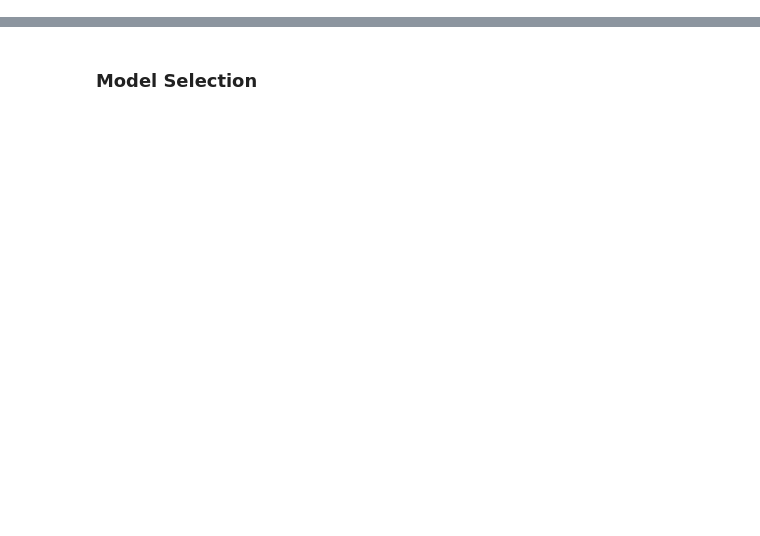
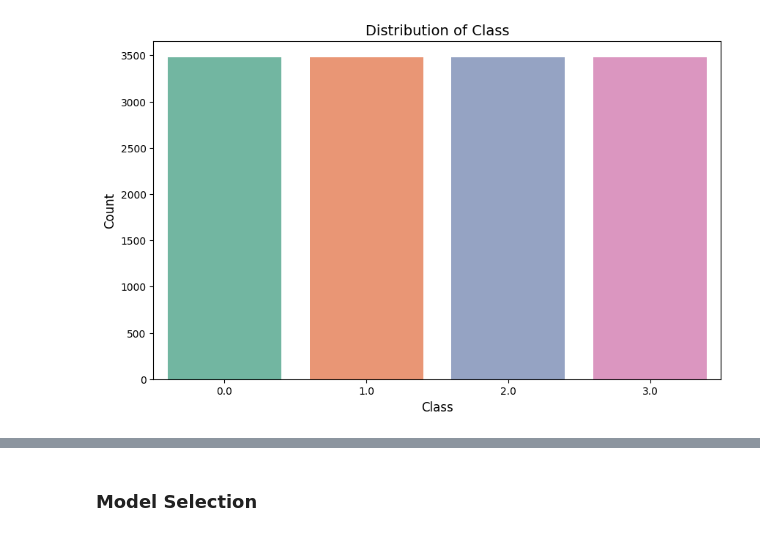
Before and after one commit to Adi3042/Thyroid-Disease-Detection, a Jupyter notebook: notebooks/EDA.ipynb, the cells around one changed output, grey strips where cells are left out. Drawn from its saved outputs; the diff is of its cells as text; code cells hidden in the pictures; blank space fills up the shorter version.

Commit message:
EDA Completed and Best model Saved

```diff
--- a/notebooks/EDA.ipynb
+++ b/notebooks/EDA.ipynb
@@ -776,0 +481,11 @@ X_train,X_test,y_train,y_test = train_test_split(X,y,test_size=0.33,random_state
+# %%
+x = new_data.drop(['Class'],axis=1)
+y = new_data['Class']
+# %%
+#For balancing the imbalance dataset
+from imblearn.over_sampling import SMOTENC,RandomOverSampler,KMeansSMOTE
+
+rdsample = RandomOverSampler()
+
+# Fit the model and resample the data
+x_sampled, y_sampled = rdsample.fit_resample(x, y)
@@ -776,0 +508,16 @@ X_train,X_test,y_train,y_test = train_test_split(X,y,test_size=0.33,random_state
+# %%
+import matplotlib.pyplot as plt
+import seaborn as sns
+
+palette = sns.color_palette("Set2", n_colors=new_data['Class'].nunique())
+
+plt.figure(figsize=(10, 6), facecolor='white')
+sns.countplot(data=new_data, x=y_sampled, palette=palette)
+
+plt.xlabel('Class', fontsize=12)
+plt.ylabel('Count', fontsize=12)
+plt.title('Distribution of Class', fontsize=14)
+
+plt.show()
+# %% [output]
+[figure, added]
```
Also changed, not shown: parts of 132 cells of this notebook, 11 other files.
